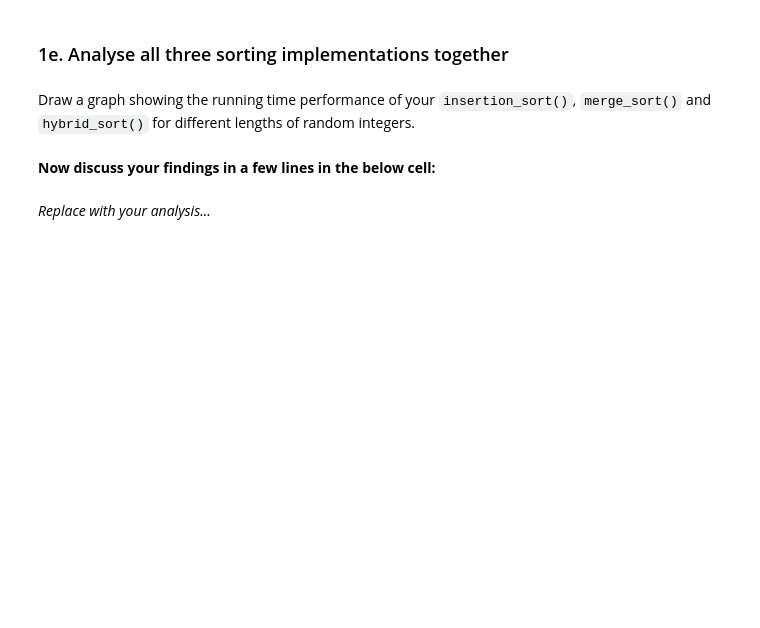
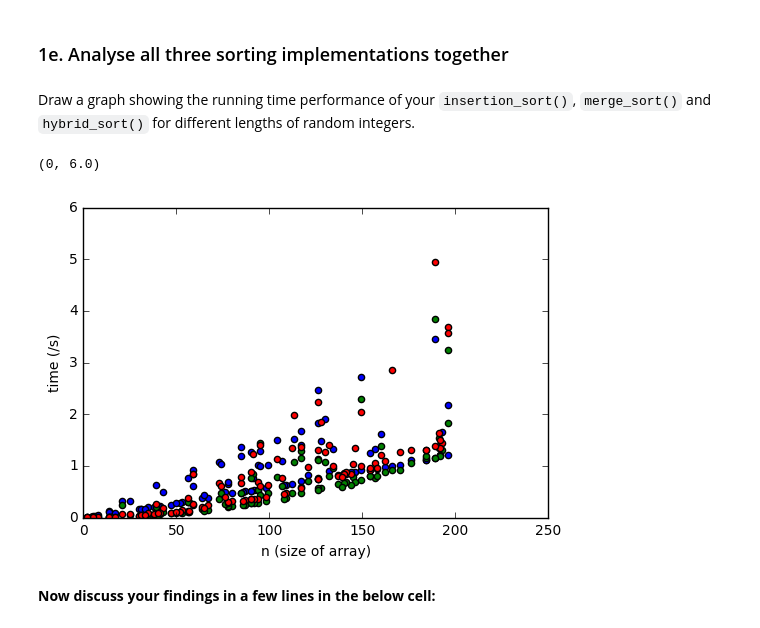
Before and after one commit to 94929/software-engineering-algorithms, a Jupyter notebook: src/A/1_sort.ipynb, the cells around one changed output. Saved outputs shown, nothing was run; the diff lists cells and outputs as text; code cells hidden in the pictures; blank space fills up the shorter version.

Commit message:
Hybrid sort and its analysis is done.

```diff
--- a/src/A/1_sort.ipynb
+++ b/src/A/1_sort.ipynb
@@ -217,3 +213,18 @@ def hybrid_sort(a):
+# %%
+THRESHOLD_VALUE = 30;
+
+def hybrid_sort(a):
+    hybrid_sort_helper(a, 0, len(a) - 1)
+    return a
+
+def hybrid_sort_helper(a, p, r):
+    if ((r-p) < THRESHOLD_VALUE):
+        insertion_sort_helper(a, p, r)
+    elif (p < r):
+        q = math.floor((p+r)/2)
+        hybrid_sort_helper(a, p, q)
+        hybrid_sort_helper(a, q+1, r)
+        merge(a, p, q, r)
 # %% [markdown]
 Use this test to confirm your implementation is correct.
 # %%
@@ -223,7 +236,35 @@ print(hybrid_sort(x) == [1, 2, 3, 4])
 ### 1e. Analyse all three sorting implementations together
 # %% [markdown]
 Draw a graph showing the running time performance of your `insertion_sort()`, `merge_sort()` and `hybrid_sort()` for different lengths of random integers.
+# %%
+tk = []
+nk = []
+tr = []
+tl = []
+
+for k in range(100):
+    L = []
+    R = []
+    P = []
+    x = randint(0,200)
+    for j in range(x):
+        L.append(randint(0,1000))
+        R.append(randint(0,1000))
+        P.append(randint(0,1000))
+    tk.append(time_f(lambda: merge_sort(L))*1000)
+    tr.append(time_f(lambda: insertion_sort(R))*1000)
+    tl.append(time_f(lambda: hybrid_sort(P))*1000)
+    nk.append(x)
+
+plt.scatter(nk, tk, c='blue')
+plt.scatter(nk, tr, c='green')
+plt.scatter(nk, tl, c='red')
+plt.xlabel('n (size of array)')
+plt.ylabel('time (/s)')
+plt.xlim(0)
+plt.ylim(0)
+# %% [output]
+(0, 6.0)
+[figure, added]
 # %% [markdown]
 **Now discuss your findings in a few lines in the below cell:**
-# %% [markdown]
-*Replace with your analysis...*
```
Also changed, not shown: parts of 6 cells of this notebook.
